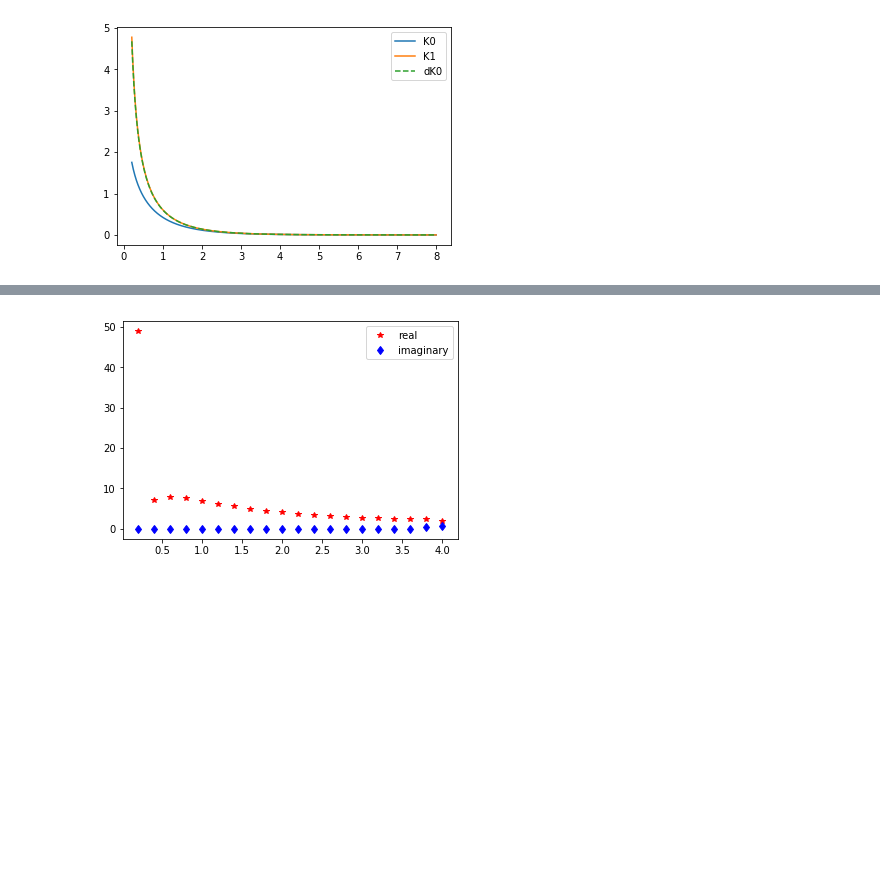
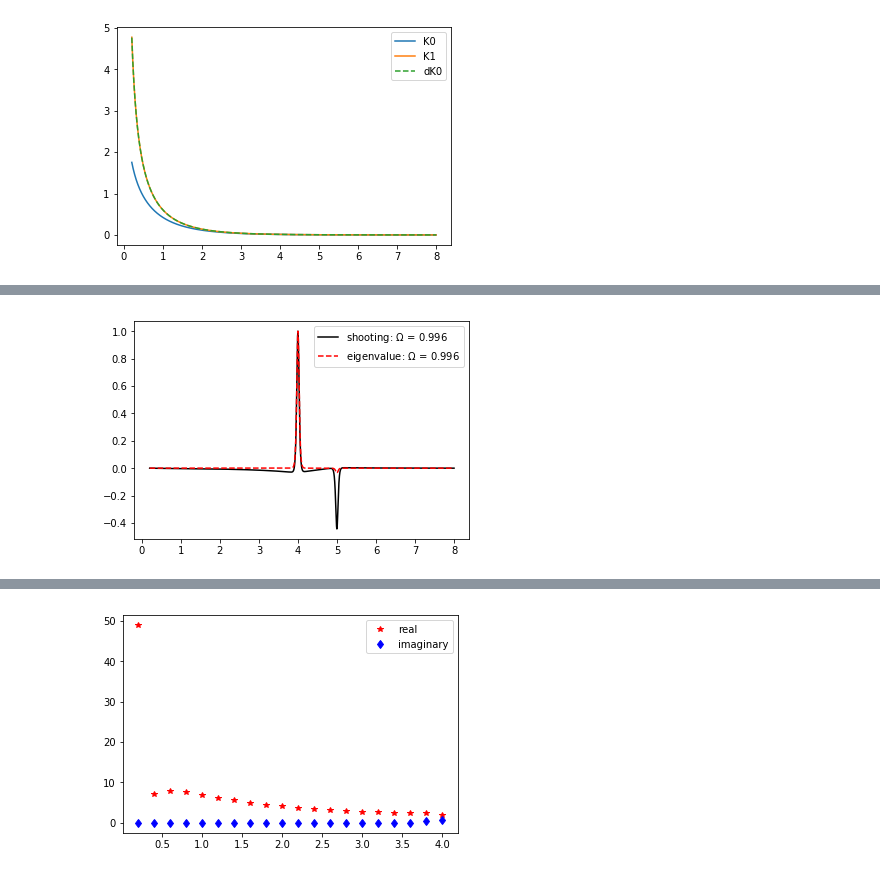
Before and after one commit to PatrickStbr/ZPinchDioctron, a Jupyter notebook: eigenvalue.ipynb, the cells around one changed output, grey strips where cells are left out. Cells and saved outputs as stored; diff of their text form; code cells hidden in the pictures; blank space fills up the shorter version.

Commit message:
Compared shooting method and eigenvalue problem - Solving the eigenvalue problem provides the correct result

```diff
--- a/eigenvalue.ipynb
+++ b/eigenvalue.ipynb
@@ -247,0 +230,9 @@ print((omega[0]/2-0.9949)/(omega[0]/2), (omega[1]/2-0.3342)/(omega[1]/2),omega[0
+# %%
+n1 = A.dot(-phi_r)
+v_real = np.real(v)
+plt.plot(r, n1/np.max(n1), 'k', label='shooting: $\Omega$ = '+str(round(omega[0]/2, 3)))
+plt.plot(r, v_real[0]/np.max(v_real[0]), 'r', linestyle='dashed', label='eigenvalue: $\Omega$ = '+str(round(np.real(w[0])/2, 3)))
+plt.legend()
+plt.show()
+# %% [output]
+[figure, added]
```
Also changed, not shown: parts of 8 cells of this notebook.
